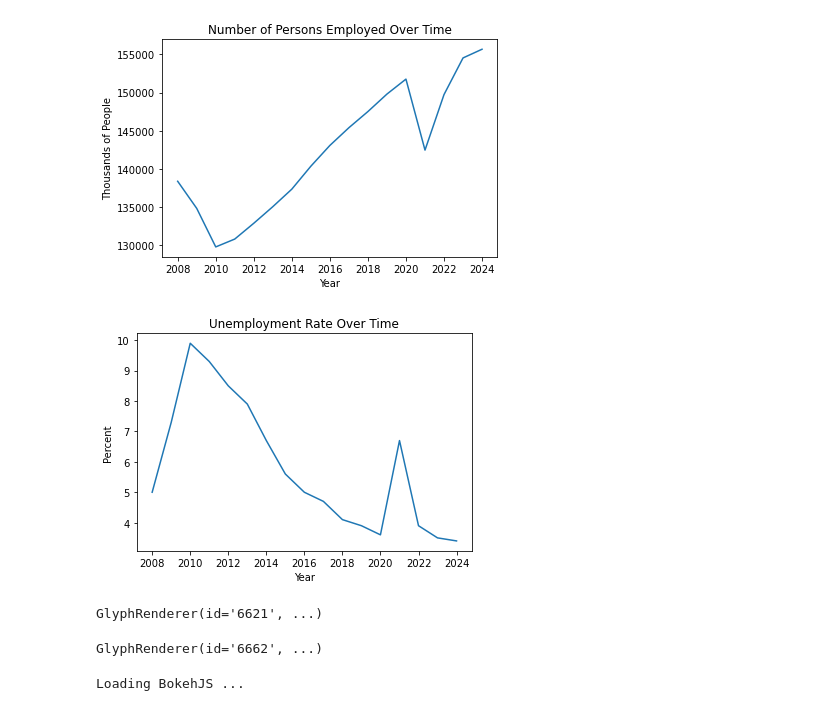
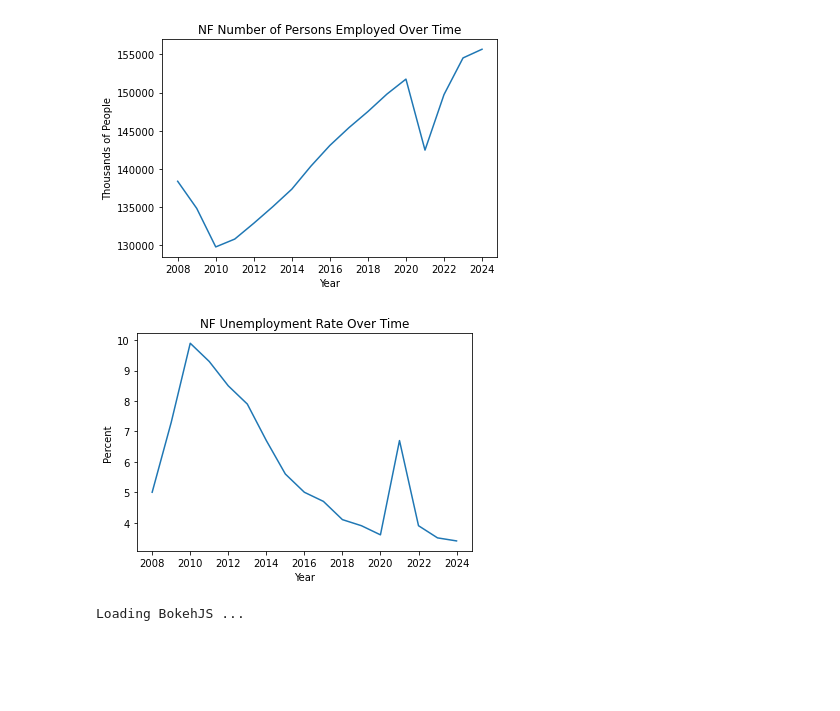
Before and after one commit to NabilFayak/cis4170_GroupProj, a Jupyter notebook: 4170 Graph.ipynb, the cells around one changed output. Cells and saved outputs as stored; diff of their text form; code cells hidden in the pictures; blank space fills up the shorter version.

```diff
--- a/4170 Graph.ipynb
+++ b/4170 Graph.ipynb
@@ -29,47 +29,45 @@ UnemploymentYearlydf = Unemploymentdf.resample('A').last()
 # %%
 #lineplot to chart employment data progression over time
 E_ax = sns.lineplot(data=EmploymentYearlydf)
-E_ax.set(xlabel='Year',ylabel='Thousands of People',title='Number of Persons Employed Over Time')
+E_ax.set(xlabel='Year',ylabel='Thousands of People',title='NF Number of Persons Employed Over Time')
 
 #Remove legend
 plt.legend([],[], frameon=False)
 
 plt.show()
 # %% [output]
-[figure, old version]
+[figure, new version]
 # %%
 #lineplot to chart unemployment data progression over time
 U_ax = sns.lineplot(data=UnemploymentYearlydf)
-U_ax.set(xlabel='Year',ylabel='Percent',title='Unemployment Rate Over Time')
+U_ax.set(xlabel='Year',ylabel='Percent',title='NF Unemployment Rate Over Time')
 
 #Remove legend
 plt.legend([],[], frameon=False)
 
 plt.show()
 # %% [output]
-[figure, old version]
+[figure, new version]
 # %%
 #convert employment plot to bokeh
 source = ColumnDataSource(Employmentdf)
 
-employmentLineChart = figure(title='Number of Persons Employed Over Time',
+employmentLineChart = figure(title='NF Number of Persons Employed Over Time',
                              x_axis_label='Year',
                              x_axis_type='datetime',
                              y_axis_label='Thousands of People')
 employmentLineChart.line(x='observation_date', y='PAYEMS', source=source, line_width=2, color='blue')
+employmentLineChart.add_layout(Title(text="Chart displays the amount of people employed at any given time across last 15 years", align="center"), "below")
-# %% [output]
-GlyphRenderer(id='6621', ...)
 # %%
 #convert unemployment plot to bokeh
 source = ColumnDataSource(Unemploymentdf)
 
-UnemploymentLineChart = figure(title='Unemployment Rate Over Time',
+UnemploymentLineChart = figure(title='NF Unemployment Rate Over Time',
                              x_axis_label='Year',
                              x_axis_type='datetime',
                              y_axis_label='Percent')
 UnemploymentLineChart.line(x='observation_date', y='UNRATE', source=source, line_width=2, color='red')
+UnemploymentLineChart.add_layout(Title(text="Chart displays the unemployment rate at any given time across last 15 years", align="center"), "below")
-# %% [output]
-GlyphRenderer(id='6662', ...)
 # %%
 #add hover effects to employment chart
 
```
Also changed, not shown: parts of 1 cell of this notebook.
